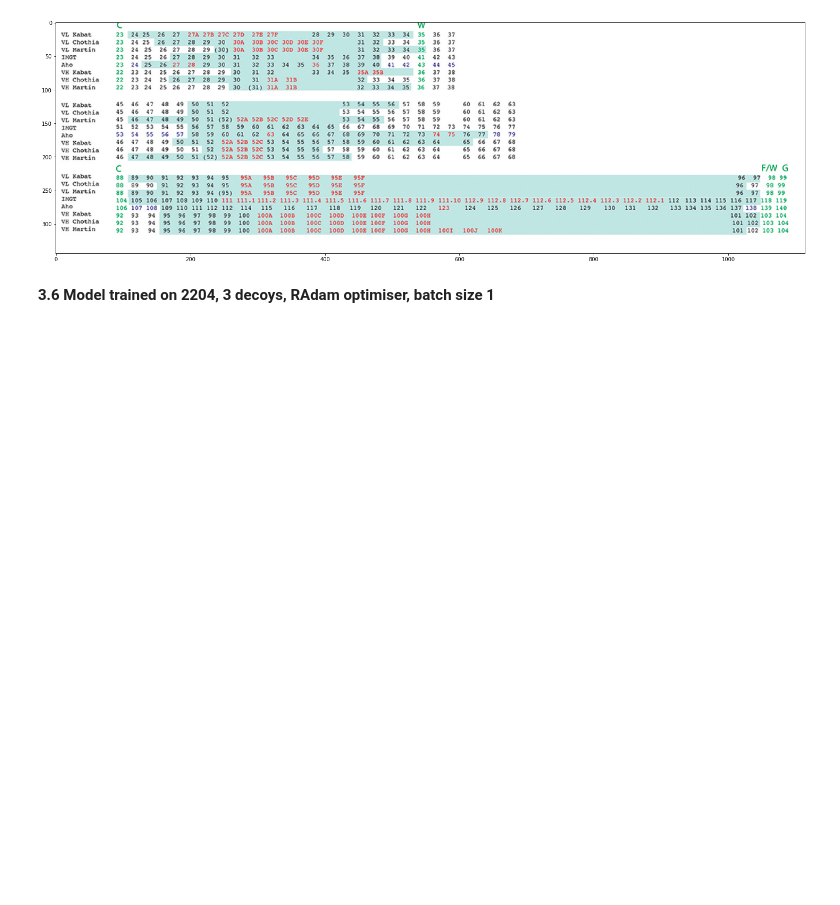
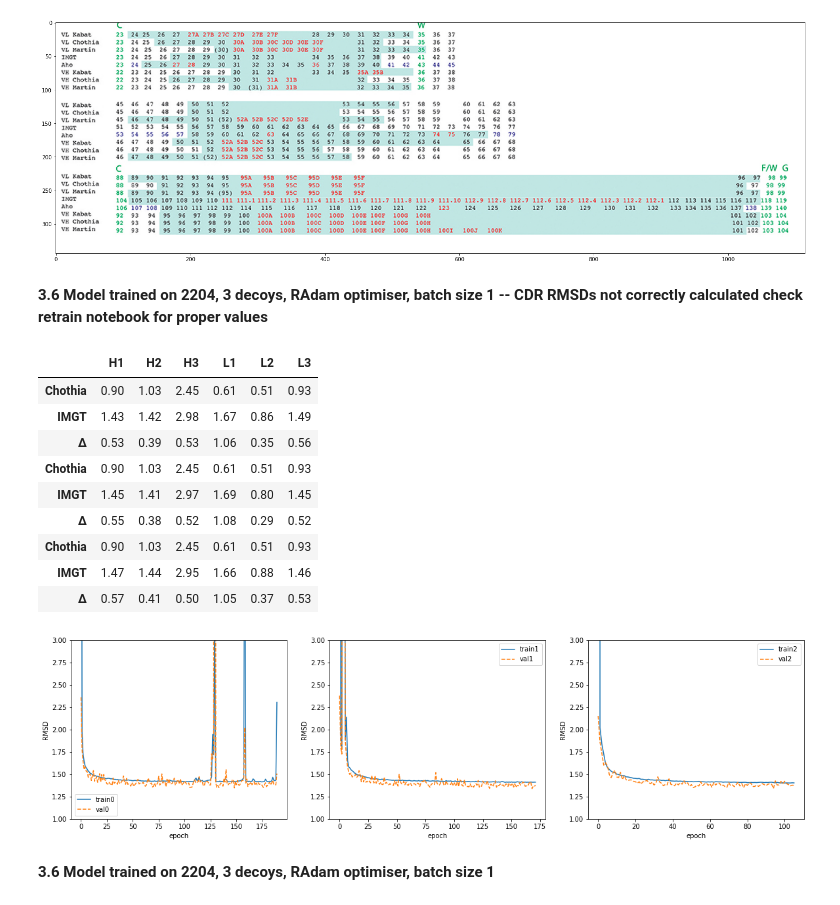
Before and after one commit to felixsihombing/ABlooper, a Jupyter notebook: analyse_training.ipynb, the cells around one changed output. Cells and saved outputs as stored; diff of their text form; code cells hidden in the pictures; blank space fills up the shorter version.

```diff
--- a/analyse_training.ipynb
+++ b/analyse_training.ipynb
@@ -217,6 +217,56 @@ plt.imshow(mpimg.imread('figures/numbering_schemes.png'))
 # %% [output]
 <matplotlib.image.AxesImage at 0x...>
 [figure]
+# %% [markdown]
+**3.6 Model trained on 2204, 3 decoys, RAdam optimiser, batch size 1 -- CDR RMSDs not correctly calculated check retrain notebook for proper values**
+# %%
+with open('training_loss-2204-RAdam-5-1.json', 'r') as f:
+    losses1 = json.load(f)
+
+with open('training_loss-2204-RAdam-5-2.json', 'r') as f:
+    losses2 = json.load(f)
+
+with open('training_loss-2204-RAdam-5-3.json', 'r') as f:
+    losses3 = json.load(f)
+
+
+train_loss = [losses1['train_losses'], losses2['train_losses'], losses3['train_losses']]
+val_loss = [losses1['val_lossers'], losses2['val_lossers'], losses3['val_lossers']]
+cdr_rmsds = [losses1['cdr_rmsd'], losses2['cdr_rmsd'], losses3['cdr_rmsd']]
+
+fig, axs = plt.subplots(1, 3, figsize=(20,5))
+
+for i in range(3):
+    axs[i].plot(train_loss[i], label='train' +str(i))
+    axs[i].plot(val_loss[i], '--', label='val' +str(i))
+
+    axs[i].set_ylim((1,3))
+    axs[i].legend()
+    axs[i].set_ylabel('RMSD')
+    axs[i].set_xlabel('epoch')
+
+fig.savefig('figures/train_val_losses-2204-RAdam-5.png')
+
+comp = []
+for i in range(3):
+    cdr_rmsd = np.array(cdr_rmsds[i])
+    min_val_loss_i = np.where(val_loss[i] == np.amin(val_loss[i]))
+
+    comp.append(compare(cdr_rmsd[min_val_loss_i]))
+
+comp[0].append(comp[1]).append(comp[2])
+# %% [output]
+|  | H1 | H2 | H3 | L1 | L2 | L3 |
+| Chothia | 0.90 | 1.03 | 2.45 | 0.61 | 0.51 | 0.93 |
+| IMGT | 1.43 | 1.42 | 2.98 | 1.67 | 0.86 | 1.49 |
+| Δ | 0.53 | 0.39 | 0.53 | 1.06 | 0.35 | 0.56 |
+| Chothia | 0.90 | 1.03 | 2.45 | 0.61 | 0.51 | 0.93 |
+| IMGT | 1.45 | 1.41 | 2.97 | 1.69 | 0.80 | 1.45 |
+| Δ | 0.55 | 0.38 | 0.52 | 1.08 | 0.29 | 0.52 |
+| Chothia | 0.90 | 1.03 | 2.45 | 0.61 | 0.51 | 0.93 |
+| IMGT | 1.47 | 1.44 | 2.95 | 1.66 | 0.88 | 1.46 |
+| Δ | 0.57 | 0.41 | 0.50 | 1.05 | 0.37 | 0.53 |
+[figure, added]
 # %% [markdown]
 **3.6 Model trained on 2204, 3 decoys, RAdam optimiser, batch size 1**
 # %%
```
Also changed, not shown: parts of 4 cells of this notebook, 5 other files.
